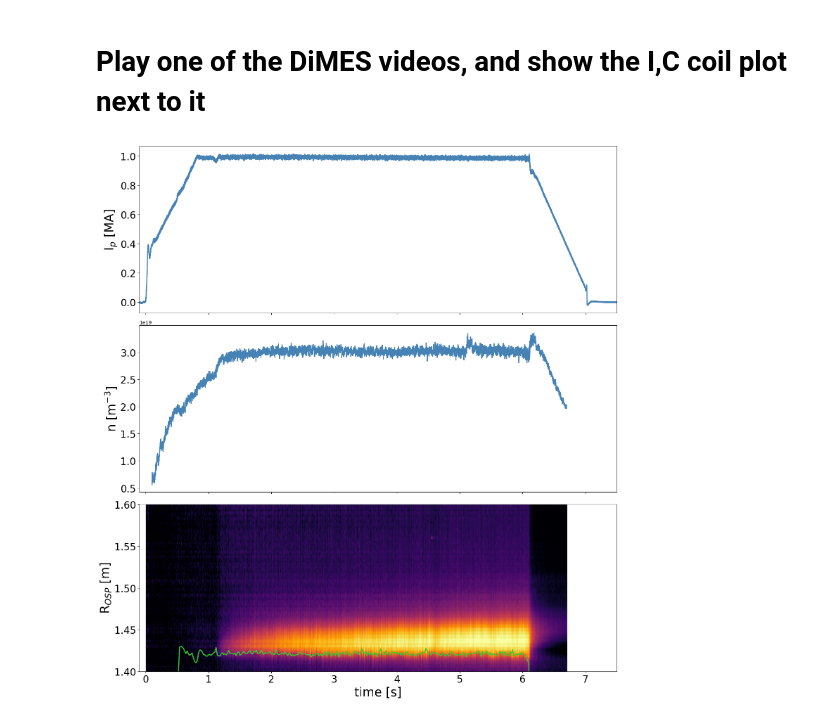
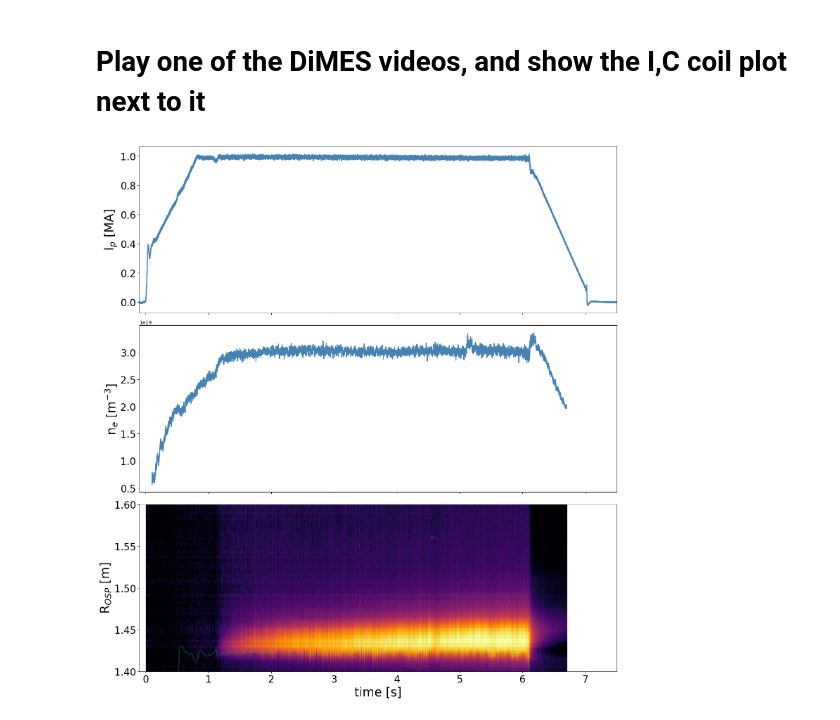
Before and after one commit to as-maan/sol_efc, a Jupyter notebook: DiMES.ipynb, the cells around one changed output. Cells and saved outputs as stored; diff of their text form; code cells hidden in the pictures.

```diff
--- a/DiMES.ipynb
+++ b/DiMES.ipynb
@@ -76,0 +71,25 @@ ax.add_patch(rvsod)
+# %%
+# get profile from dimes tv
+
+import read
+
+r_start, phi = process.cart_to_pol([start[0],end[0]])
+r_end, phi = process.cart_to_pol([start[1],end[1]])
+shot = 192972
+out,n = read.dimes_img(f'/home/maana/mp_2022_34_53/munaretto/2022-11-21_Bortolon/{shot}_CII_1x1_1ms_low.tif')
+profiles = []
+t = []
+for i in range(n):
+    t.append(i+1)
+    prof = process.dimes_line_profile(out,i,start_img,end_img)
+    filtered, raw, normed = prof['filtered'], prof['raw'], prof['normalized']
+    profiles.append(normed)
+R = np.linspace(r_start,r_end,len(filtered))
+profiles.append(normed)
+
+import matplotlib.pyplot as plt
+
+fig, ax = plt.subplots(1,figsize=(15,5))
+
+ax.pcolormesh(t,R,np.transpose(np.array(profiles[:-1])),cmap='jet')
+ax.set_xlim([50,500])
@@ -79,33 +101,33 @@ ax.add_patch(rvsod)
 # %%
 import matplotlib.pyplot as plt
 import plot_tools as plot
 import read
 import numpy as np
 import matplotlib.colors
 
 shot = 192966
 fig, ax = plt.subplots(3,1,figsize=(15,16))
 ip,t,units = read.one_d(shot,'ip')
 plot.plot1d_ax(ax[0],t/1000,ip/1e6,'time [s]',r'I$_p$ [MA]',xlim=[-0.1,7.5])
 n,t,units = read.one_d(shot,'density')
-plot.plot1d_ax(ax[1],t/1000,n*1e6,'time [s]',r'n [m$^{-3}$]',xlim=[-0.1,7.5])
+plot.plot1d_ax(ax[1],t/1000,n*1e6,'time [s]',r'n$_e$ [m$^{-3}$]',xlim=[-0.1,7.5])
 
 x,t,pos,units = read.two_d(192963,'irtvq2dr2')
 ax[2].pcolormesh(t/1000,pos/100,np.transpose(x),cmap='inferno',shading='gouraud',
                  vmin=1,vmax=95)
 ax[2].set_ylim([1.4,1.6])
 ax[2].set_xlim([0,7.5])
 
 osp,t,units = read.one_d(shot,'rvsod')
-plot.plot1d_ax(ax[2],t/1000,osp,'time [s]',r'R$_{OSP}$ [m]',xlim=[-0.1,7.5],ylim=[1.4,1.6],c='limegreen')
+plot.plot1d_ax(ax[2],t/1000,osp,'time [s]',r'R$_{OSP}$ [m]',xlim=[-0.1,7.5],ylim=[1.4,1.6],c='limegreen',alpha=0.25)
 
 # remove xlables and xticklabels from all but bottom plot
 for i in range(len(ax)-1):
     ax[i].set_xlabel('')
     ax[i].set_xticklabels([])
 
 
 # tight
 fig.tight_layout()
 # %% [output]
-[figure, old version]
+[figure, new version]
```
Also changed, not shown: parts of 9 cells of this notebook, 1 other file.
